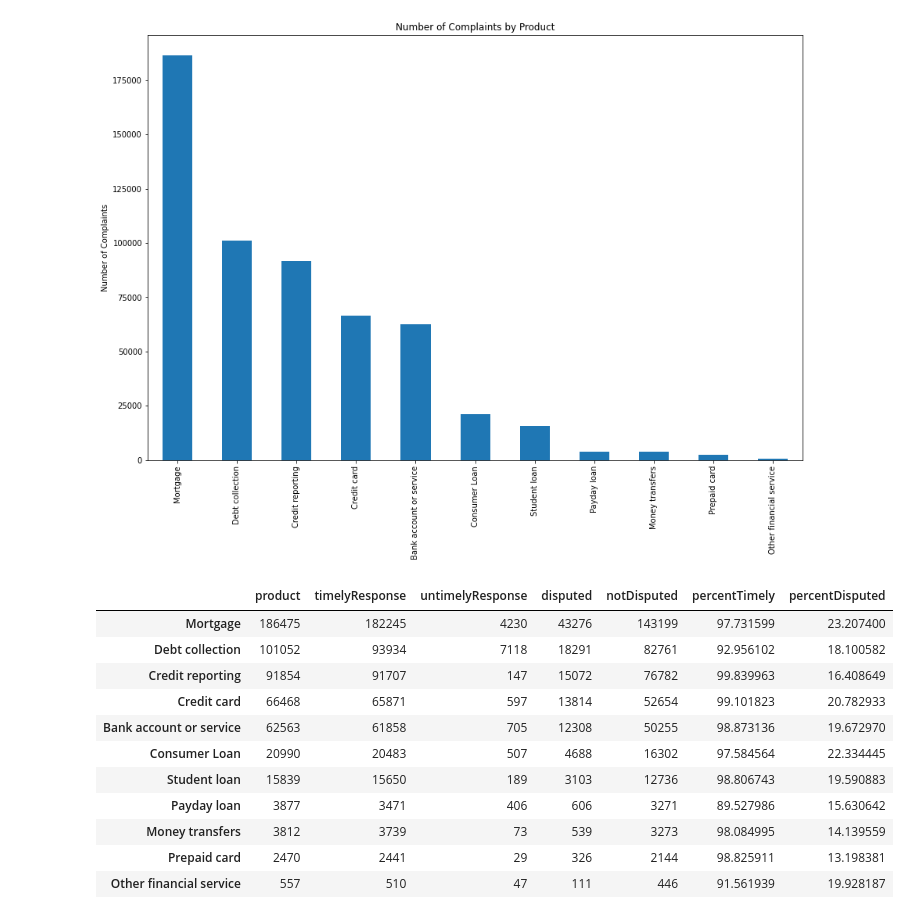
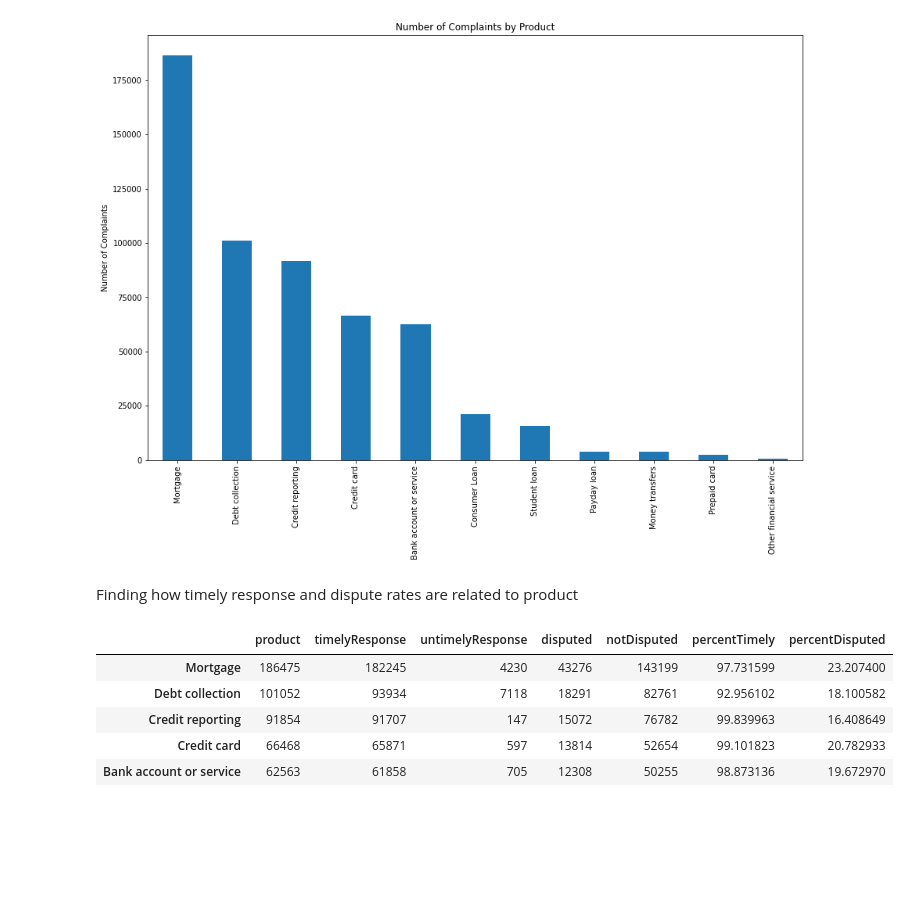
Before and after one commit to quantillinois/data-oa, a Jupyter notebook: ConsumerComplaints.ipynb, the cells around one changed output. Drawn from its saved outputs; the diff is of its cells as text; code cells hidden in the pictures; blank space fills up the shorter version.

```diff
--- a/ConsumerComplaints.ipynb
+++ b/ConsumerComplaints.ipynb
@@ -216,6 +237,8 @@ productFrequency['product'].plot(kind="bar", figsize=(15, 10), title='Number of
 # %% [output]
 <matplotlib.axes._subplots.AxesSubplot at 0x...>
 [figure]
+# %% [markdown]
+Finding how timely response and dispute rates are related to product
 # %%
 timelyResponse = []
 untimelyResponse = []
@@ -236,17 +259,11 @@ productFrequency['notDisputed'] = notDisputed
 productFrequency['percentTimely'] = productFrequency['timelyResponse'] / (productFrequency['timelyResponse'] + productFrequency['untimelyResponse']) * 100
 productFrequency['percentDisputed'] = productFrequency['disputed'] / (productFrequency['disputed'] + productFrequency['notDisputed']) * 100
 # %%
-productFrequency
+productFrequency.head()
 # %% [output]
 |  | product | timelyResponse | untimelyResponse | disputed | notDisputed | percentTimely | percentDisputed |
 | Mortgage | 186475 | 182245 | 4230 | 43276 | 143199 | 97.731599 | 23.207400 |
 | Debt collection | 101052 | 93934 | 7118 | 18291 | 82761 | 92.956102 | 18.100582 |
 | Credit reporting | 91854 | 91707 | 147 | 15072 | 76782 | 99.839963 | 16.408649 |
 | Credit card | 66468 | 65871 | 597 | 13814 | 52654 | 99.101823 | 20.782933 |
 | Bank account or service | 62563 | 61858 | 705 | 12308 | 50255 | 98.873136 | 19.672970 |
-| Consumer Loan | 20990 | 20483 | 507 | 4688 | 16302 | 97.584564 | 22.334445 |
-| Student loan | 15839 | 15650 | 189 | 3103 | 12736 | 98.806743 | 19.590883 |
-| Payday loan | 3877 | 3471 | 406 | 606 | 3271 | 89.527986 | 15.630642 |
-| Money transfers | 3812 | 3739 | 73 | 539 | 3273 | 98.084995 | 14.139559 |
-| Prepaid card | 2470 | 2441 | 29 | 326 | 2144 | 98.825911 | 13.198381 |
-| Other financial service | 557 | 510 | 47 | 111 | 446 | 91.561939 | 19.928187 |
```
Also changed, not shown: parts of 19 cells of this notebook.
